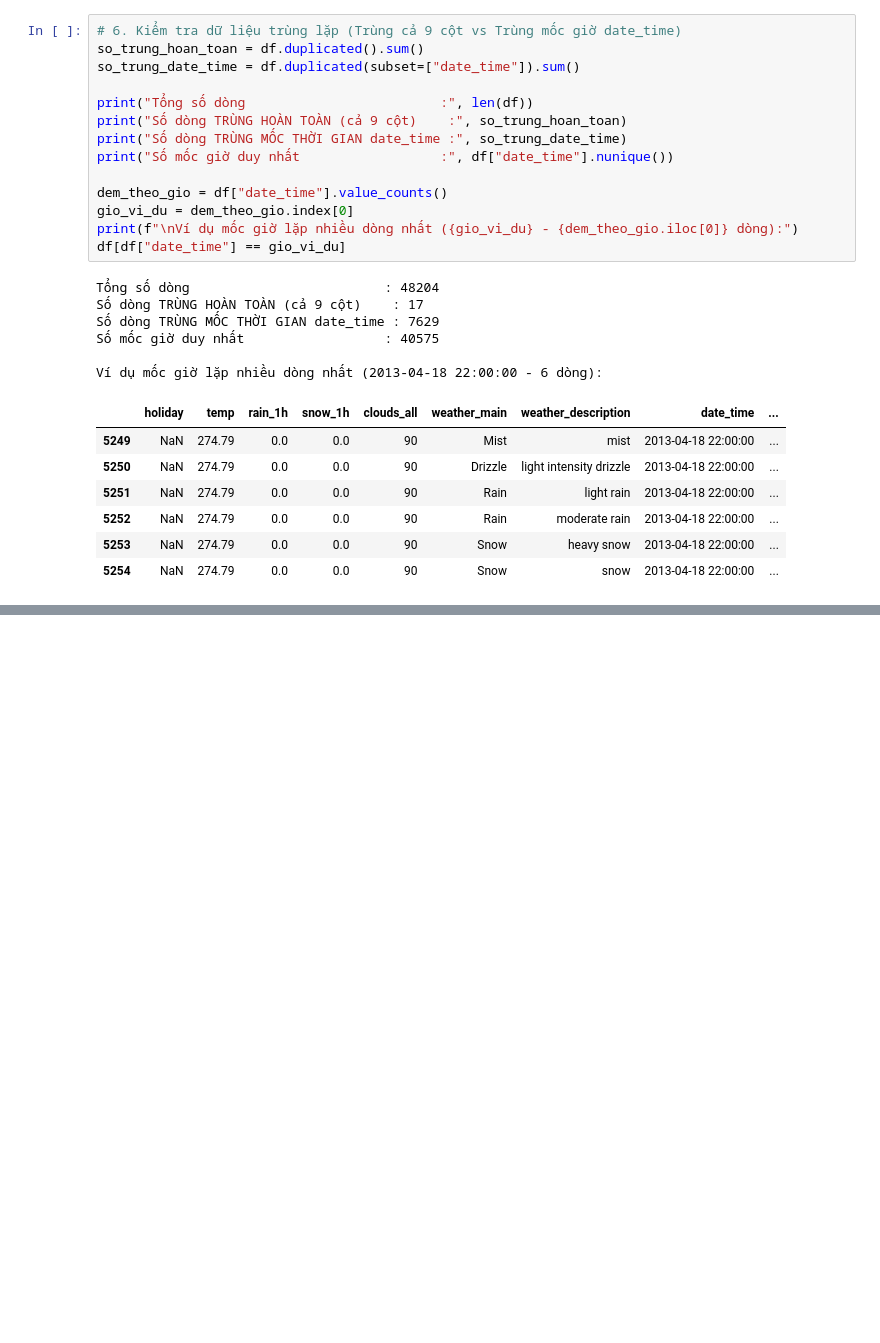
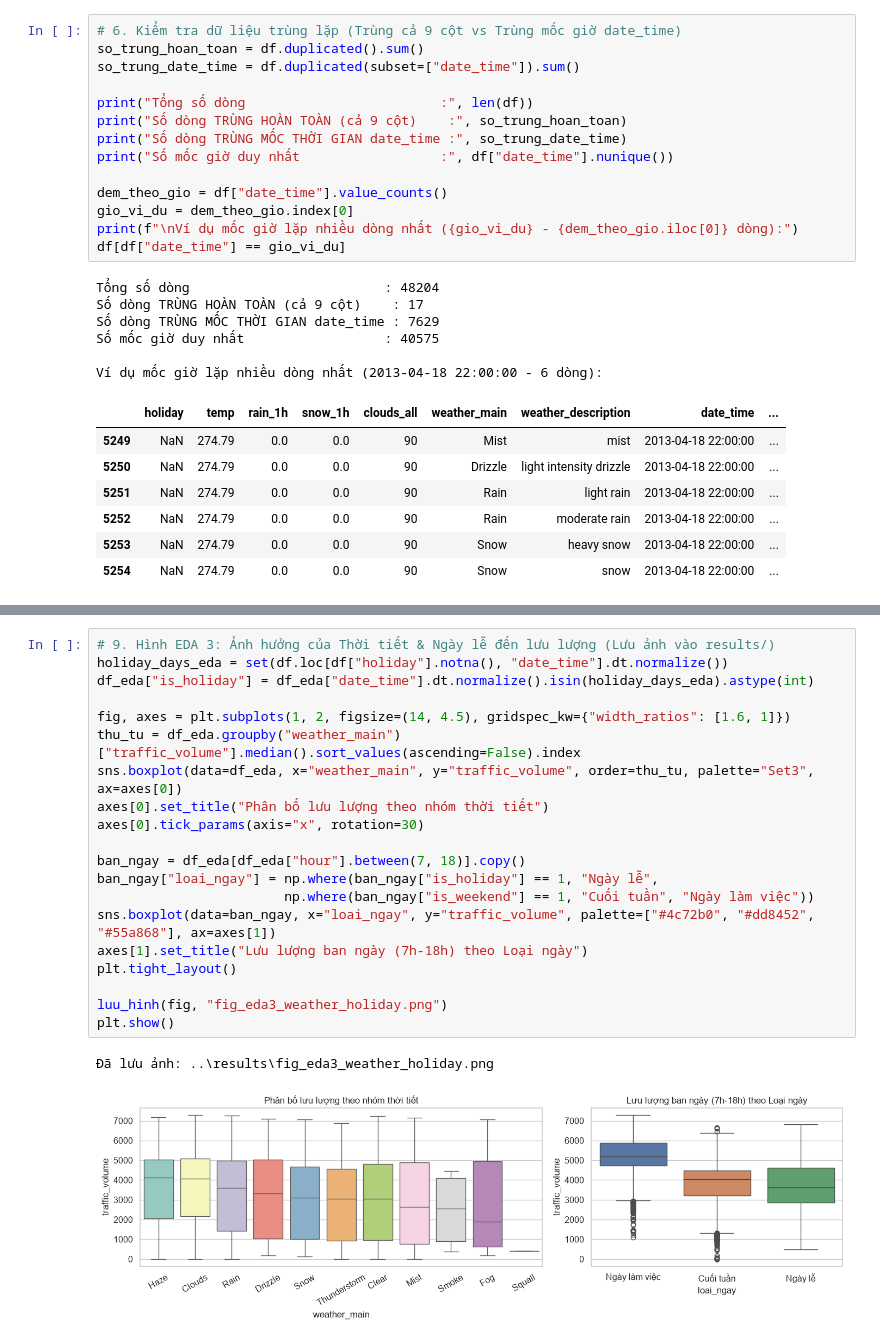
Before and after one commit to duchihi06/btl_nh-m_3, a Jupyter notebook: code/note_01.ipynb, the cells around one changed output, grey strips where cells are left out. Saved outputs shown, nothing was run; the diff lists cells and outputs as text; blank space fills up the shorter version.

```diff
--- a/code/note_01.ipynb
+++ b/code/note_01.ipynb
@@ -165,0 +228,23 @@ Ví dụ mốc giờ lặp nhiều dòng nhất (2013-04-18 22:00:00 - 6 dòng):
+# %%
+# 9. Hình EDA 3: Ảnh hưởng của Thời tiết & Ngày lễ đến lưu lượng (Lưu ảnh vào results/)
+holiday_days_eda = set(df.loc[df["holiday"].notna(), "date_time"].dt.normalize())
+df_eda["is_holiday"] = df_eda["date_time"].dt.normalize().isin(holiday_days_eda).astype(int)
+
+fig, axes = plt.subplots(1, 2, figsize=(14, 4.5), gridspec_kw={"width_ratios": [1.6, 1]})
+thu_tu = df_eda.groupby("weather_main")["traffic_volume"].median().sort_values(ascending=False).index
+sns.boxplot(data=df_eda, x="weather_main", y="traffic_volume", order=thu_tu, palette="Set3", ax=axes[0])
+axes[0].set_title("Phân bố lưu lượng theo nhóm thời tiết")
+axes[0].tick_params(axis="x", rotation=30)
+
+ban_ngay = df_eda[df_eda["hour"].between(7, 18)].copy()
+ban_ngay["loai_ngay"] = np.where(ban_ngay["is_holiday"] == 1, "Ngày lễ",
+                        np.where(ban_ngay["is_weekend"] == 1, "Cuối tuần", "Ngày làm việc"))
+sns.boxplot(data=ban_ngay, x="loai_ngay", y="traffic_volume", palette=["#4c72b0", "#dd8452", "#55a868"], ax=axes[1])
+axes[1].set_title("Lưu lượng ban ngày (7h-18h) theo Loại ngày")
+plt.tight_layout()
+
+luu_hinh(fig, "fig_eda3_weather_holiday.png")
+plt.show()
+# %% [output]
+Đã lưu ảnh: ..\results\fig_eda3_weather_holiday.png
+[figure, added]
```
Also changed, not shown: parts of 6 cells of this notebook.
